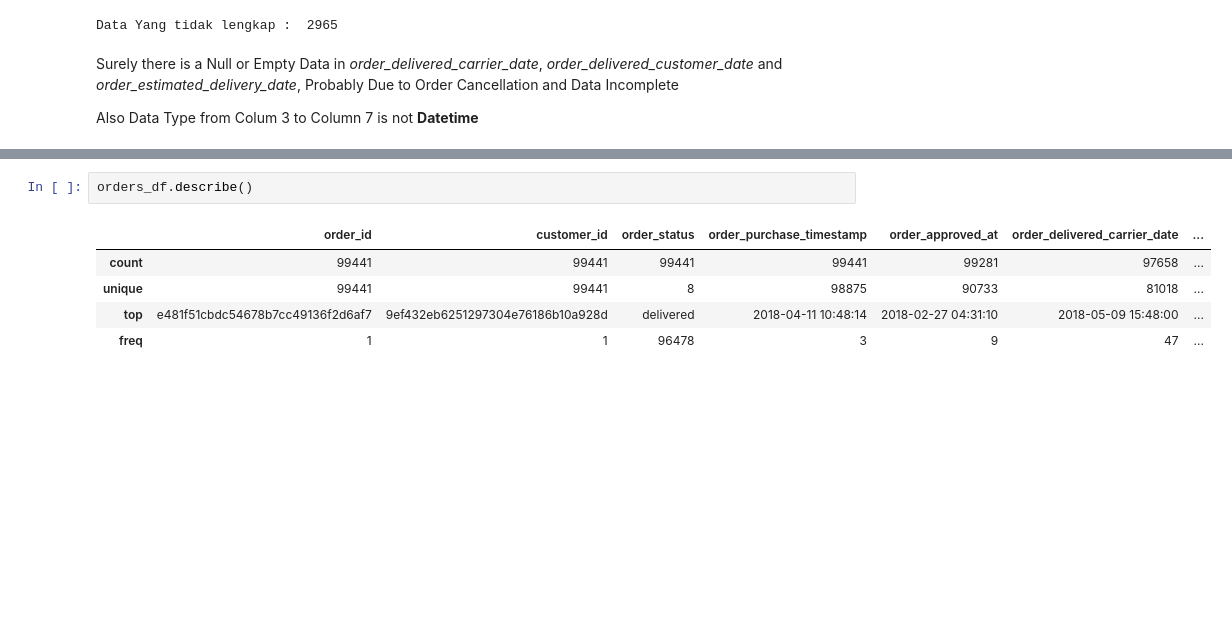
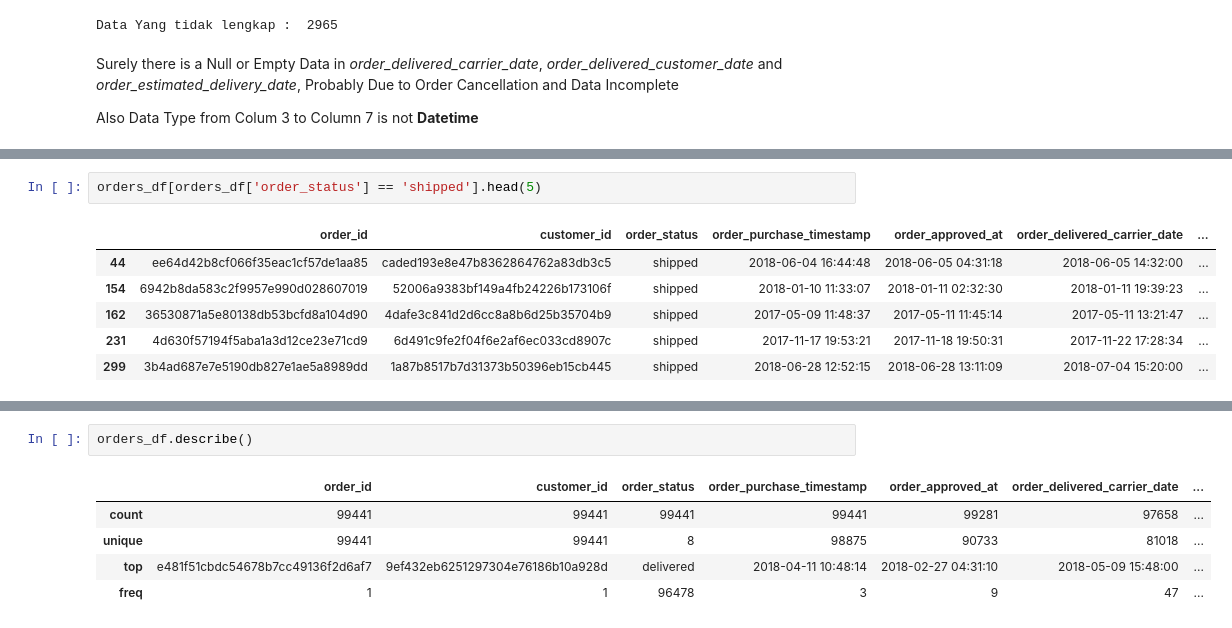
Before and after one commit to Bayhaqieee/Brazil_Ecommerce_Analyze, a Jupyter notebook: notebook.ipynb, the cells around one changed output, grey strips where cells are left out. Cells and saved outputs as stored; diff of their text form; blank space fills up the shorter version.

```diff
--- a/notebook.ipynb
+++ b/notebook.ipynb
@@ -493,0 +520,9 @@ Also Data Type from Colum 3 to Column 7 is not **Datetime**
+# %%
+orders_df[orders_df['order_status'] == 'shipped'].head(5)
+# %% [output]
+|  | order_id | customer_id | order_status | order_purchase_timestamp | order_approved_at | order_delivered_carrier_date | ... |
+| 44 | ee64d42b8cf066f35eac1cf57de1aa85 | caded193e8e47b8362864762a83db3c5 | shipped | 2018-06-04 16:44:48 | 2018-06-05 04:31:18 | 2018-06-05 14:32:00 | ... |
+| 154 | 6942b8da583c2f9957e990d028607019 | 52006a9383bf149a4fb24226b173106f | shipped | 2018-01-10 11:33:07 | 2018-01-11 02:32:30 | 2018-01-11 19:39:23 | ... |
+| 162 | 36530871a5e80138db53bcfd8a104d90 | 4dafe3c841d2d6cc8a8b6d25b35704b9 | shipped | 2017-05-09 11:48:37 | 2017-05-11 11:45:14 | 2017-05-11 13:21:47 | ... |
+| 231 | 4d630f57194f5aba1a3d12ce23e71cd9 | 6d491c9fe2f04f6e2af6ec033cd8907c | shipped | 2017-11-17 19:53:21 | 2017-11-18 19:50:31 | 2017-11-22 17:28:34 | ... |
+| 299 | 3b4ad687e7e5190db827e1ae5a8989dd | 1a87b8517b7d31373b50396eb15cb445 | shipped | 2018-06-28 12:52:15 | 2018-06-28 13:11:09 | 2018-07-04 15:20:00 | ... |
```
Also changed, not shown: parts of 18 cells of this notebook.
